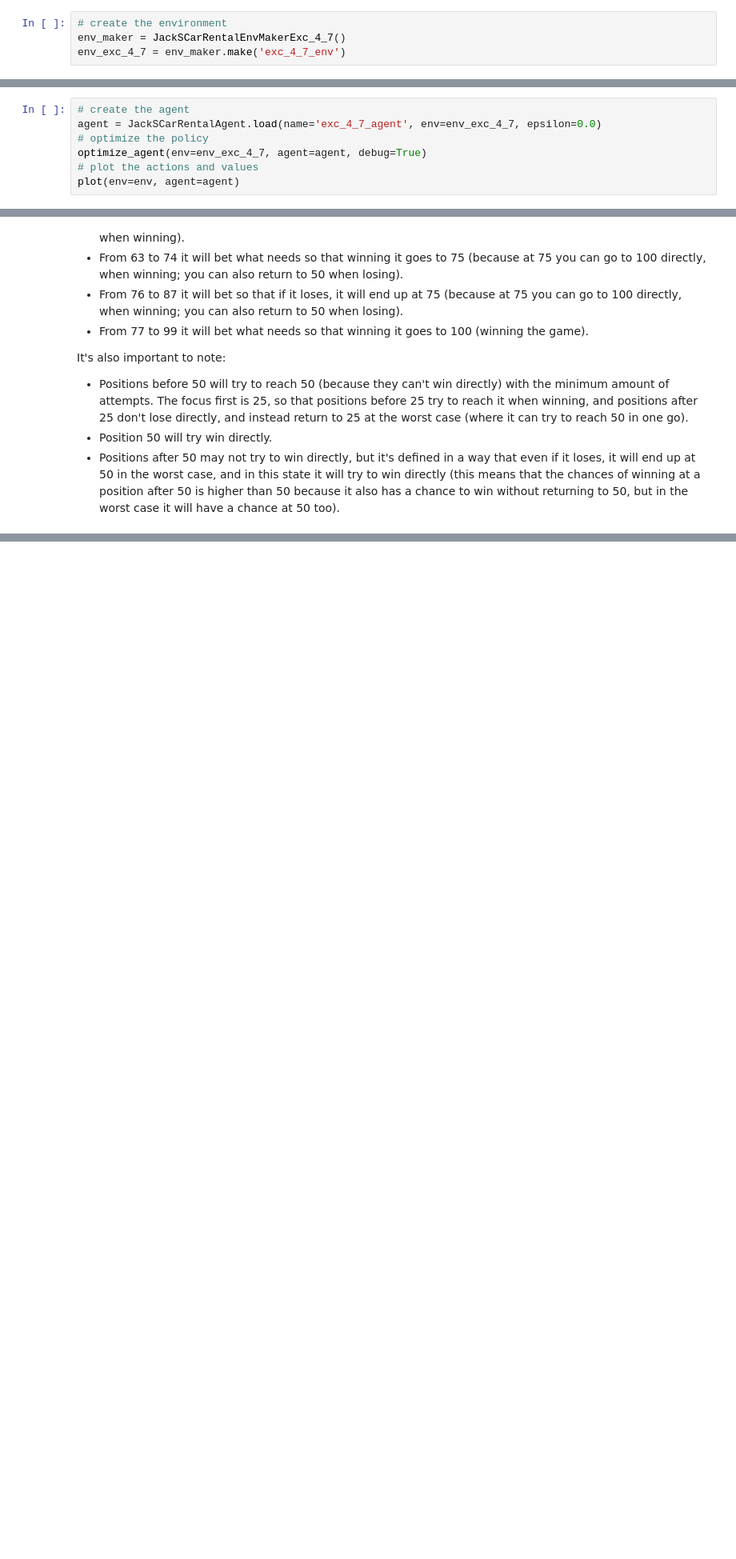
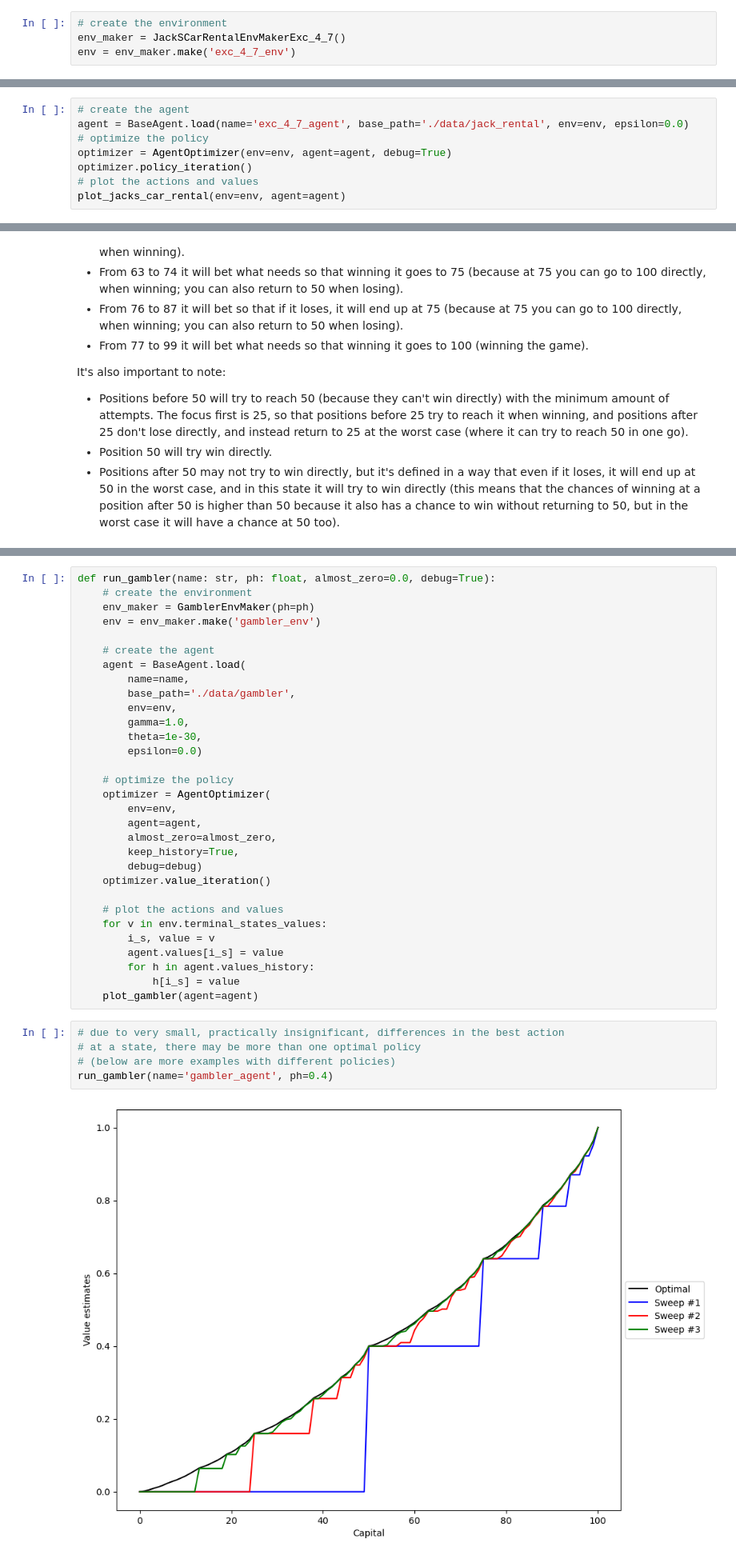
Before and after one commit to lucasbasquerotto/ml-demos, a Jupyter notebook: rl/ch04.ipynb, the cells around one changed output, grey strips where cells are left out. Shown at 80% size. Cells and saved outputs as stored; diff of their text form; blank space fills up the shorter version.

```diff
--- a/rl/ch04.ipynb
+++ b/rl/ch04.ipynb
@@ -932,4 +1094,4 @@ class JackSCarRentalEnvMakerExc_4_7(JackSCarRentalEnvMaker):
 # %%
 # create the environment
 env_maker = JackSCarRentalEnvMakerExc_4_7()
-env_exc_4_7 = env_maker.make('exc_4_7_env')
+env = env_maker.make('exc_4_7_env')
@@ -940,8 +1098,9 @@ env_exc_4_7 = env_maker.make('exc_4_7_env')
 # %%
 # create the agent
-agent = JackSCarRentalAgent.load(name='exc_4_7_agent', env=env_exc_4_7, epsilon=0.0)
+agent = BaseAgent.load(name='exc_4_7_agent', base_path='./data/jack_rental', env=env, epsilon=0.0)
 # optimize the policy
-optimize_agent(env=env_exc_4_7, agent=agent, debug=True)
+optimizer = AgentOptimizer(env=env, agent=agent, debug=True)
+optimizer.policy_iteration()
 # plot the actions and values
-plot(env=env, agent=agent)
+plot_jacks_car_rental(env=env, agent=agent)
 # %% [output]
@@ -991,0 +1253,38 @@ It's also important to note:
+# %%
+def run_gambler(name: str, ph: float, almost_zero=0.0, debug=True):
+    # create the environment
+    env_maker = GamblerEnvMaker(ph=ph)
+    env = env_maker.make('gambler_env')
+
+    # create the agent
+    agent = BaseAgent.load(
+        name=name,
+        base_path='./data/gambler',
+        env=env,
+        gamma=1.0,
+        theta=1e-30,
+        epsilon=0.0)
+
+    # optimize the policy
+    optimizer = AgentOptimizer(
+        env=env,
+        agent=agent,
+        almost_zero=almost_zero,
+        keep_history=True,
+        debug=debug)
+    optimizer.value_iteration()
+
+    # plot the actions and values
+    for v in env.terminal_states_values:
+        i_s, value = v
+        agent.values[i_s] = value
+        for h in agent.values_history:
+            h[i_s] = value
+    plot_gambler(agent=agent)
+# %%
+# due to very small, practically insignificant, differences in the best action
+# at a state, there may be more than one optimal policy
+# (below are more examples with different policies)
+run_gambler(name='gambler_agent', ph=0.4)
+# %% [output]
+[figure, added]
```
Also changed, not shown: parts of 14 cells of this notebook.
